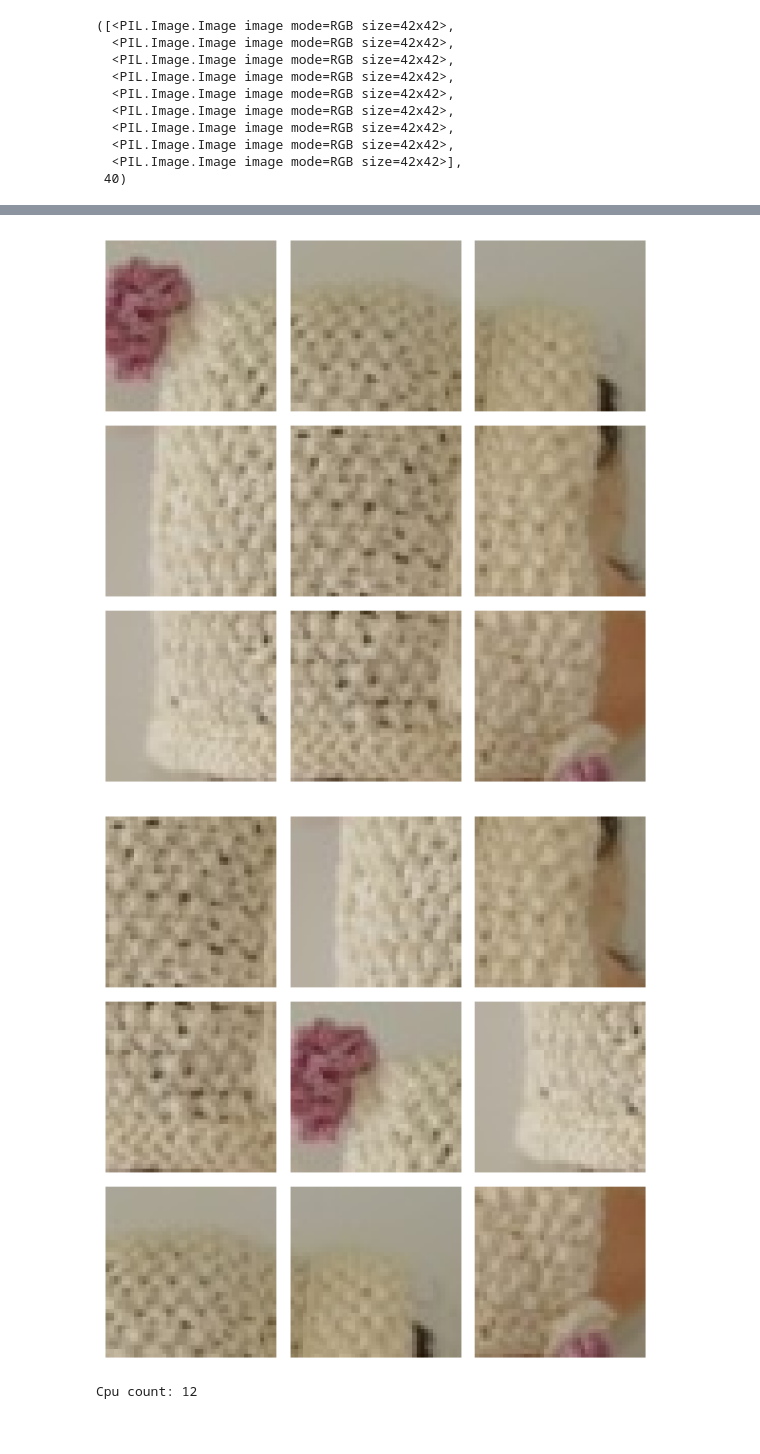
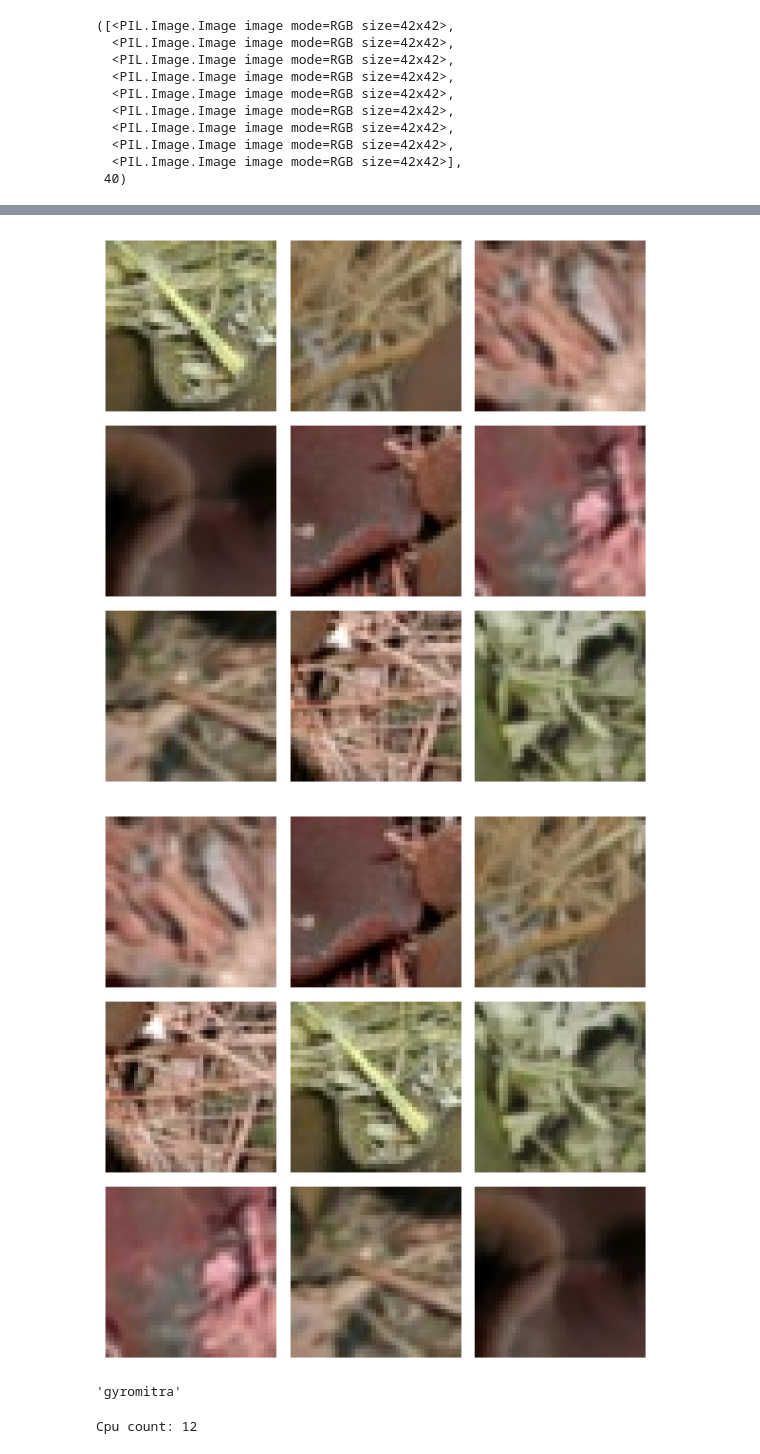
Before and after one commit to VennamaneniShreyansh/Puzzly, a Jupyter notebook: notebooks/custom_dataset.ipynb, the cells around one changed output, grey strips where cells are left out. Cells and saved outputs as stored; diff of their text form; code cells hidden in the pictures.

Commit message:
transforms

```diff
--- a/notebooks/custom_dataset.ipynb
+++ b/notebooks/custom_dataset.ipynb
@@ -75,11 +75,32 @@ def get_grid_positions(img_size=128, grid_size=3):
             y = row * patch_size
             positions.append((x, y))
     return positions  # always 9 fixed (x,y) pairs, e.g. [(0,0),(42,0),(84,0),(0,42),...]
+# %%
+import random
+from torchvision.transforms import v2
+
+class DiscreteRotation:
+    def __init__(self, angles=(0, 90, 180, 270)):
+        self.angles = angles
+
+    def __call__(self, img):
+        angle = random.choice(self.angles)
+        if angle == 0:
+            return img
+        return img.rotate(angle, expand=False)
+
+patch_transform = v2.Compose([
+    v2.ColorJitter(brightness=0.2, contrast=0.2, saturation=0.2, hue=0.1),
+    DiscreteRotation(),
+    v2.GaussianBlur(kernel_size=3, sigma=(0.1, 1.0)),
+    v2.RandomGrayscale(p=0.1),
+])
 # %%
 class JigsawDataset(Dataset):
-    def __init__(self, image_dataset, permutation_set, seed=None):
+    def __init__(self, image_dataset, permutation_set, transform=None, seed=None):
         self.image_dataset = image_dataset
         self.permutation_set = permutation_set
+        self.transform = transform
         self.rng = random.Random(seed)
         self.grid_positions = get_grid_positions()
 
@@ -99,6 +120,9 @@ class JigsawDataset(Dataset):
         perm = self.permutation_set[perm_index]  # e.g. (2, 0, 4, 1, 8, 5, 3, 7, 6)
         shuffled_patches = [patches[i] for i in perm]
 
+        if self.transform:
+            shuffled_patches = [self.transform(patch) for patch in shuffled_patches]
+
         return shuffled_patches, perm_index
 # %%
 # Temp code:
@@ -111,8 +135,8 @@ permutation_set = load_permutation_set("../data/permutation_set.json")
 # %%
 permutation_set = load_permutation_set("../data/permutation_set.json")
 
-train_data = JigsawDataset(train_base, permutation_set=permutation_set, seed=SEED)
-train_data[]
+train_data = JigsawDataset(train_base, permutation_set=permutation_set, transform=patch_transform, seed=SEED)
+train_data[0]
 # %% [output]
 ([<PIL.Image.Image image mode=RGB size=42x42>,
   <PIL.Image.Image image mode=RGB size=42x42>,
@@ -158,13 +179,14 @@ def unscramble_jigsaw(permutation_list, shuffled_patches, grid_size=3):
     plt.show()
 # %%
 # unscramble_jigsaw(permutation_set[train_data[0][1]], train_data[0][0], 3)
-shuffled_patches, perm_index = train_data[0]
-plt.subplots(1, 2, 1)
+shuffled_patches, perm_index = train_data[5000]
 unscramble_jigsaw(permutation_set[perm_index], shuffled_patches, 3)
 visualize_jigsaw(shuffled_patches, 3)
+class_names[labels[train_indices[5000]]]
 # %% [output]
-[figure, old version]
+[figure, new version]
-[figure, old version]
+[figure, new version]
+'gyromitra'
 # %%
 import os
 print(f"Cpu count: {os.cpu_count()}")
```
Also changed, not shown: parts of 2 cells of this notebook.
